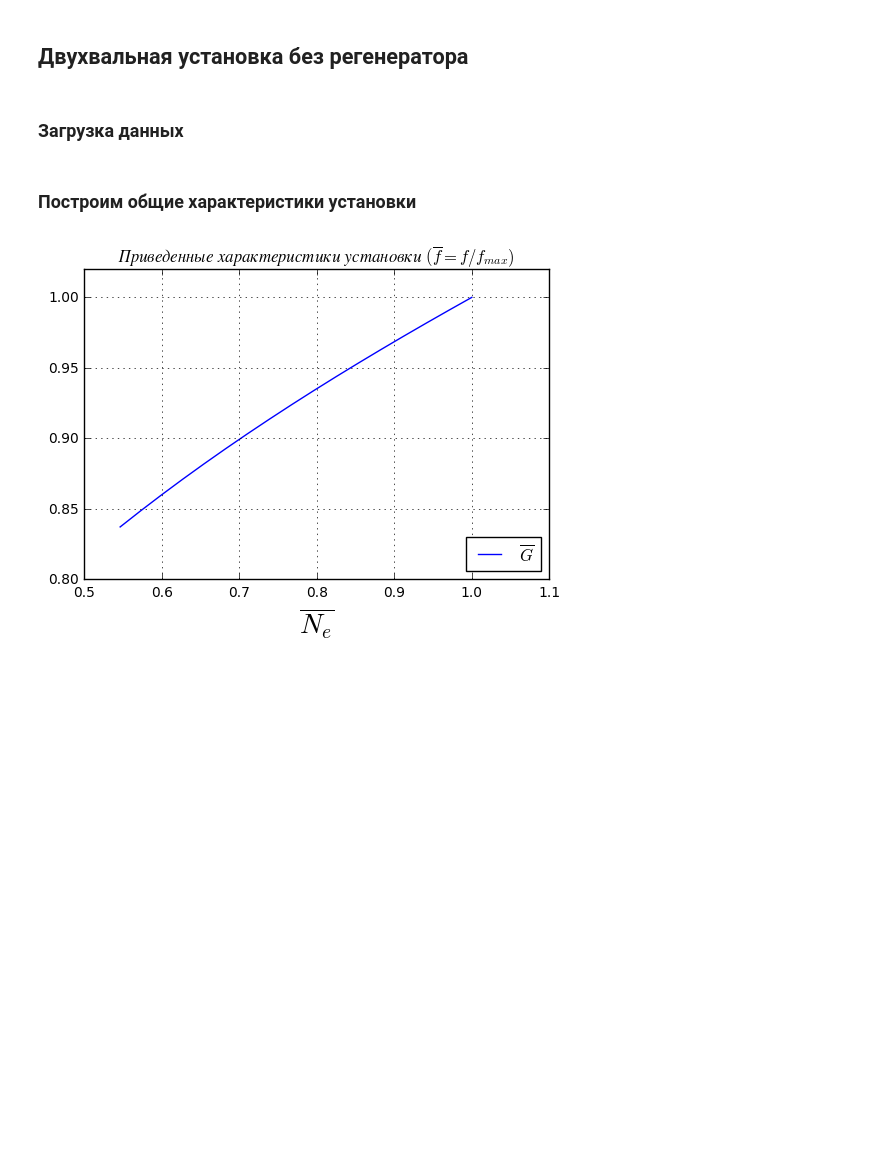
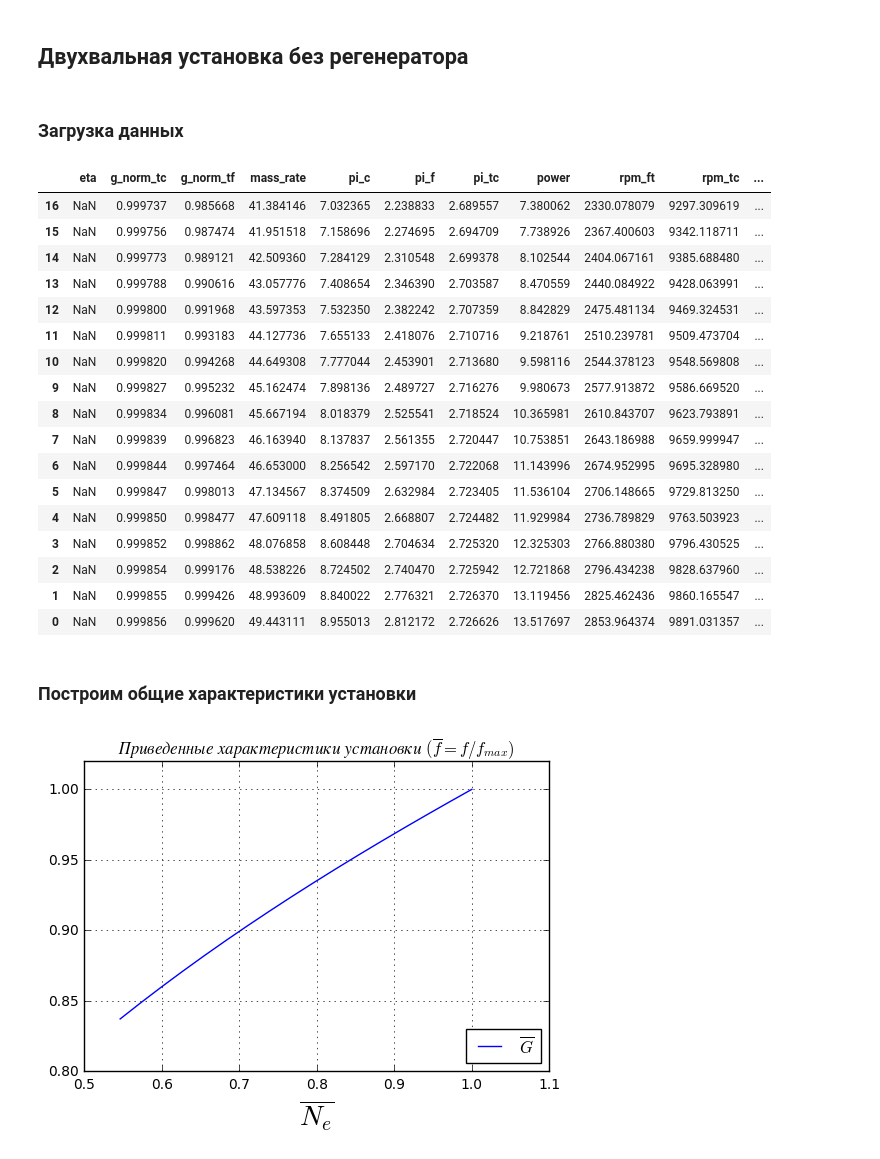
Before and after one commit to Sovianum/cooling-course-project, a Jupyter notebook: notebooks/article/Characteristics.ipynb, the cells around one changed output. Cells and saved outputs as stored; diff of their text form; code cells hidden in the pictures; blank space fills up the shorter version.

```diff
--- a/notebooks/article/Characteristics.ipynb
+++ b/notebooks/article/Characteristics.ipynb
@@ -59,6 +59,27 @@ data_3n = pd.read_json(data_root + '3n.json').sort_values('t')
 ### Загрузка данных
 # %%
 data_2n = pd.read_json(data_root + '2n.json').sort_values('t')
+# %%
+data_2n
+# %% [output]
+|  | eta | g_norm_tc | g_norm_tf | mass_rate | pi_c | pi_f | pi_tc | power | rpm_ft | rpm_tc | ... |
+| 16 | NaN | 0.999737 | 0.985668 | 41.384146 | 7.032365 | 2.238833 | 2.689557 | 7.380062 | 2330.078079 | 9297.309619 | ... |
+| 15 | NaN | 0.999756 | 0.987474 | 41.951518 | 7.158696 | 2.274695 | 2.694709 | 7.738926 | 2367.400603 | 9342.118711 | ... |
+| 14 | NaN | 0.999773 | 0.989121 | 42.509360 | 7.284129 | 2.310548 | 2.699378 | 8.102544 | 2404.067161 | 9385.688480 | ... |
+| 13 | NaN | 0.999788 | 0.990616 | 43.057776 | 7.408654 | 2.346390 | 2.703587 | 8.470559 | 2440.084922 | 9428.063991 | ... |
+| 12 | NaN | 0.999800 | 0.991968 | 43.597353 | 7.532350 | 2.382242 | 2.707359 | 8.842829 | 2475.481134 | 9469.324531 | ... |
+| 11 | NaN | 0.999811 | 0.993183 | 44.127736 | 7.655133 | 2.418076 | 2.710716 | 9.218761 | 2510.239781 | 9509.473704 | ... |
+| 10 | NaN | 0.999820 | 0.994268 | 44.649308 | 7.777044 | 2.453901 | 2.713680 | 9.598116 | 2544.378123 | 9548.569808 | ... |
+| 9 | NaN | 0.999827 | 0.995232 | 45.162474 | 7.898136 | 2.489727 | 2.716276 | 9.980673 | 2577.913872 | 9586.669520 | ... |
+| 8 | NaN | 0.999834 | 0.996081 | 45.667194 | 8.018379 | 2.525541 | 2.718524 | 10.365981 | 2610.843707 | 9623.793891 | ... |
+| 7 | NaN | 0.999839 | 0.996823 | 46.163940 | 8.137837 | 2.561355 | 2.720447 | 10.753851 | 2643.186988 | 9659.999947 | ... |
+| 6 | NaN | 0.999844 | 0.997464 | 46.653000 | 8.256542 | 2.597170 | 2.722068 | 11.143996 | 2674.952995 | 9695.328980 | ... |
+| 5 | NaN | 0.999847 | 0.998013 | 47.134567 | 8.374509 | 2.632984 | 2.723405 | 11.536104 | 2706.148665 | 9729.813250 | ... |
+| 4 | NaN | 0.999850 | 0.998477 | 47.609118 | 8.491805 | 2.668807 | 2.724482 | 11.929984 | 2736.789829 | 9763.503923 | ... |
+| 3 | NaN | 0.999852 | 0.998862 | 48.076858 | 8.608448 | 2.704634 | 2.725320 | 12.325303 | 2766.880380 | 9796.430525 | ... |
+| 2 | NaN | 0.999854 | 0.999176 | 48.538226 | 8.724502 | 2.740470 | 2.725942 | 12.721868 | 2796.434238 | 9828.637960 | ... |
+| 1 | NaN | 0.999855 | 0.999426 | 48.993609 | 8.840022 | 2.776321 | 2.726370 | 13.119456 | 2825.462436 | 9860.165547 | ... |
+| 0 | NaN | 0.999856 | 0.999620 | 49.443111 | 8.955013 | 2.812172 | 2.726626 | 13.517697 | 2853.964374 | 9891.031357 | ... |
 # %% [markdown]
 ### Построим общие характеристики установки
 # %%
```
Also changed, not shown: 7 other files.
